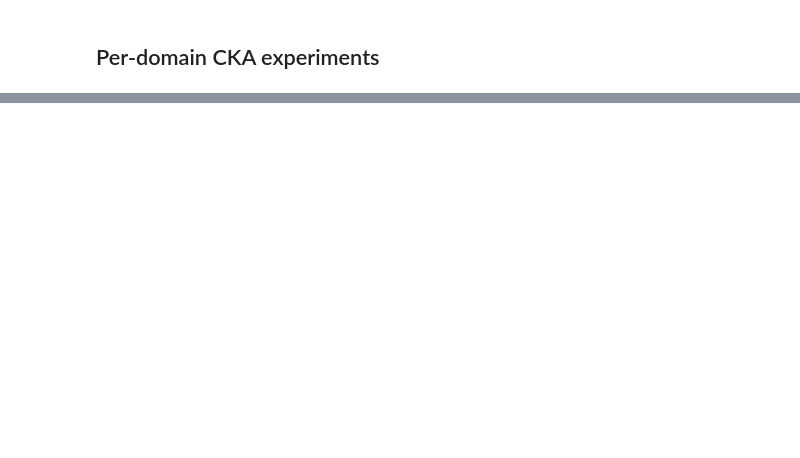
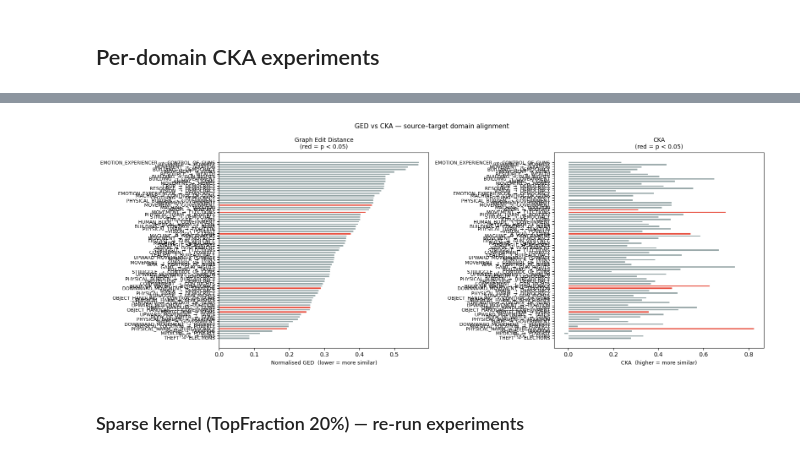
Before and after one commit to afjal4/intrarepresentational-alignment, a Jupyter notebook: main.ipynb, the cells around one changed output, grey strips where cells are left out. Drawn from its saved outputs; the diff is of its cells as text; code cells hidden in the pictures; blank space fills up the shorter version.

Commit message:
updated experiments for stats cw viz

```diff
--- a/main.ipynb
+++ b/main.ipynb
@@ -211,0 +266,37 @@ plt.show()
+# %%
+import matplotlib.pyplot as plt
+import numpy as np
+
+sorted_keys = sorted(ged_results, key=lambda k: ged_results[k].observed)
+ged_scores  = [ged_results[k].observed     for k in sorted_keys]
+cka_scores  = [domain_results[k].observed  for k in sorted_keys]
+ged_p       = [ged_results[k].p_value      for k in sorted_keys]
+labels      = [f"{s}  →  {t}" for s, t in sorted_keys]
+
+y, h = np.arange(len(sorted_keys)), 0.38
+
+fig, axes = plt.subplots(1, 2, figsize=(16, 6))
+
+# GED (lower = more similar)
+colors_ged = ["#e74c3c" if p < 0.05 else "#95a5a6" for p in ged_p]
+axes[0].barh(y, ged_scores, color=colors_ged, edgecolor="white")
+axes[0].set_yticks(y)
+axes[0].set_yticklabels(labels, fontsize=8)
+axes[0].set_xlabel("Normalised GED  (lower = more similar)", fontsize=9)
+axes[0].set_title("Graph Edit Distance\n(red = p < 0.05)", fontsize=10)
+
+# CKA (higher = more similar)
+colors_cka = ["#e74c3c" if domain_results[k].p_value < 0.05 else "#95a5a6" for k in sorted_keys]
+axes[1].barh(y, cka_scores, color=colors_cka, edgecolor="white")
+axes[1].set_yticks(y)
+axes[1].set_yticklabels(labels, fontsize=8)
+axes[1].set_xlabel("CKA  (higher = more similar)", fontsize=9)
+axes[1].set_title("CKA\n(red = p < 0.05)", fontsize=10)
+
+fig.suptitle("GED vs CKA — source–target domain alignment", fontsize=11)
+plt.tight_layout()
+plt.show()
+# %% [output]
+[figure, added]
+# %% [markdown]
+### Sparse kernel (TopFraction 20%) — re-run experiments
```
Also changed, not shown: parts of 12 cells of this notebook, 7 other files.
